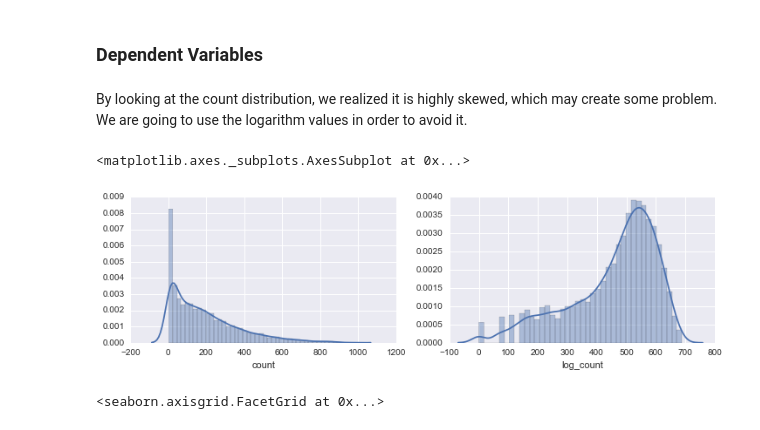
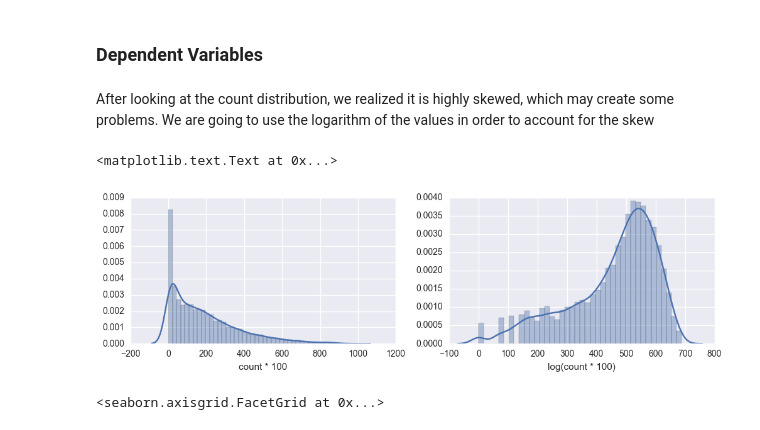
Before and after one commit to peterg889/w207_final_project, a Jupyter notebook: w207-group8-final project.ipynb, the cells around one changed output. Cells and saved outputs as stored; diff of their text form; code cells hidden in the pictures.

```diff
--- a/w207-group8-final project.ipynb
+++ b/w207-group8-final project.ipynb
@@ -177,18 +180,25 @@ print(train_pd[:10])
 # %% [markdown]
 ### Dependent Variables
 # %% [markdown]
-By looking at the count distribution, we realized it is highly skewed, which may create some problem. We are going to use the logarithm values in order to avoid it.
+After looking at the count distribution, we realized it is highly skewed, which may create some problems. We are going to use the logarithm of the values in order to account for the skew
 # %%
-train_pd['log_count'] = (np.log(train_pd['count']) * 100).astype("int") #time 100 and transform to integers for label prediction
+%matplotlib inline
+
+# for the plots below, many of the labels need to be integers, so we
+# multipy by 100 and cast to an int.
+train_pd['log_count'] = (np.log(train_pd['count']) * 100).astype("int")
 train_pd['log_casual'] = (np.log(train_pd['casual'] + 1) * 100).astype("int") #add 1 before transforming to log to avoid error
 train_pd['log_registered'] = (np.log(train_pd['registered'] + 1) * 100).astype("int") #add 1 before transforming to log to avoid error
 
 fig, axs = plt.subplots(nrows=1, ncols=2, figsize=(12,3))
 sns.distplot(train_pd['count'], ax=axs[0])
 sns.distplot(train_pd['log_count'], ax=axs[1])
+
+axs[0].set_xlabel('count * 100')
+axs[1].set_xlabel('log(count * 100)')
 # %% [output]
-<matplotlib.axes._subplots.AxesSubplot at 0x...>
+<matplotlib.text.Text at 0x...>
-[figure, old version]
+[figure, new version]
 # %%
 sns.lmplot(x="log_casual", y="log_count", hue="weekday", col="weekday", data=train_pd, aspect=.8, x_jitter=.1)
 # %% [output]
```
Also changed, not shown: parts of 25 cells of this notebook.
